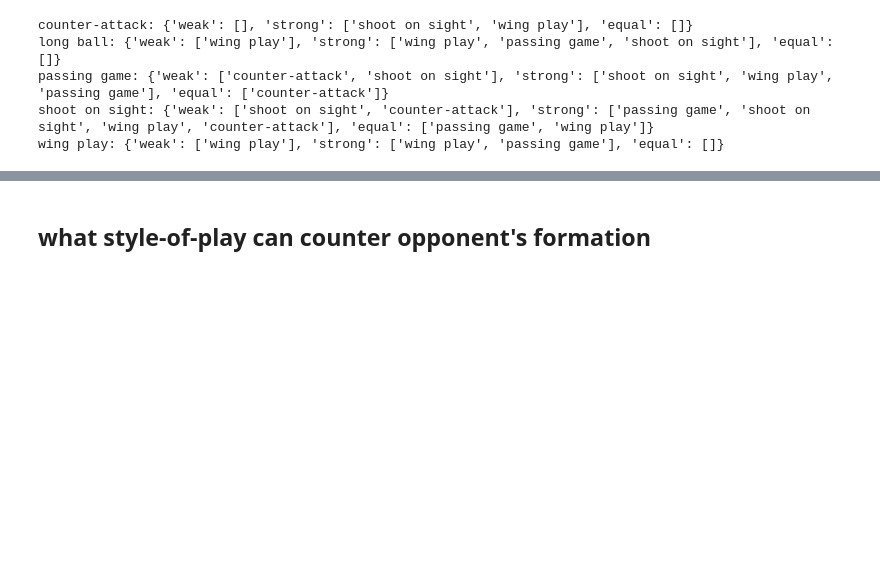
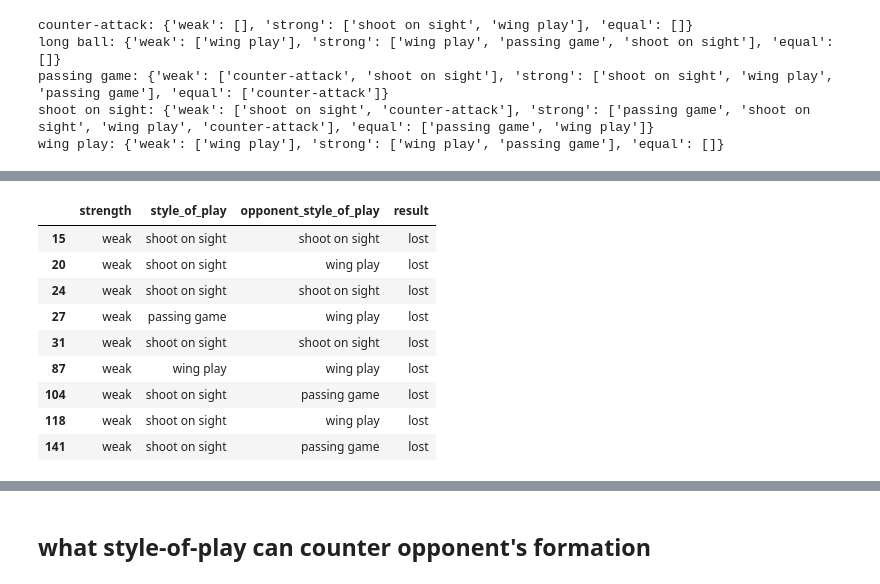
Before and after one commit to graceyudhaaa/osm-data-analysis, a Jupyter notebook: notebook/2.0-gys-tactic-recommendation.ipynb, the cells around one changed output, grey strips where cells are left out. Saved outputs shown, nothing was run; the diff lists cells and outputs as text; code cells hidden in the pictures; blank space fills up the shorter version.

```diff
--- a/notebook/2.0-gys-tactic-recommendation.ipynb
+++ b/notebook/2.0-gys-tactic-recommendation.ipynb
@@ -264,0 +285,13 @@ wing play: {'weak': ['wing play'], 'strong': ['wing play', 'passing game'], 'equ
+# %%
+df[(df['result'] == 'lost')][['strength', 'style_of_play', 'opponent_style_of_play', 'result']].head(20)
+# %% [output]
+|  | strength | style_of_play | opponent_style_of_play | result |
+| 15 | weak | shoot on sight | shoot on sight | lost |
+| 20 | weak | shoot on sight | wing play | lost |
+| 24 | weak | shoot on sight | shoot on sight | lost |
+| 27 | weak | passing game | wing play | lost |
+| 31 | weak | shoot on sight | shoot on sight | lost |
+| 87 | weak | wing play | wing play | lost |
+| 104 | weak | shoot on sight | passing game | lost |
+| 118 | weak | shoot on sight | wing play | lost |
+| 141 | weak | shoot on sight | passing game | lost |
```
Also changed, not shown: parts of 2 cells of this notebook, 2 other files.
